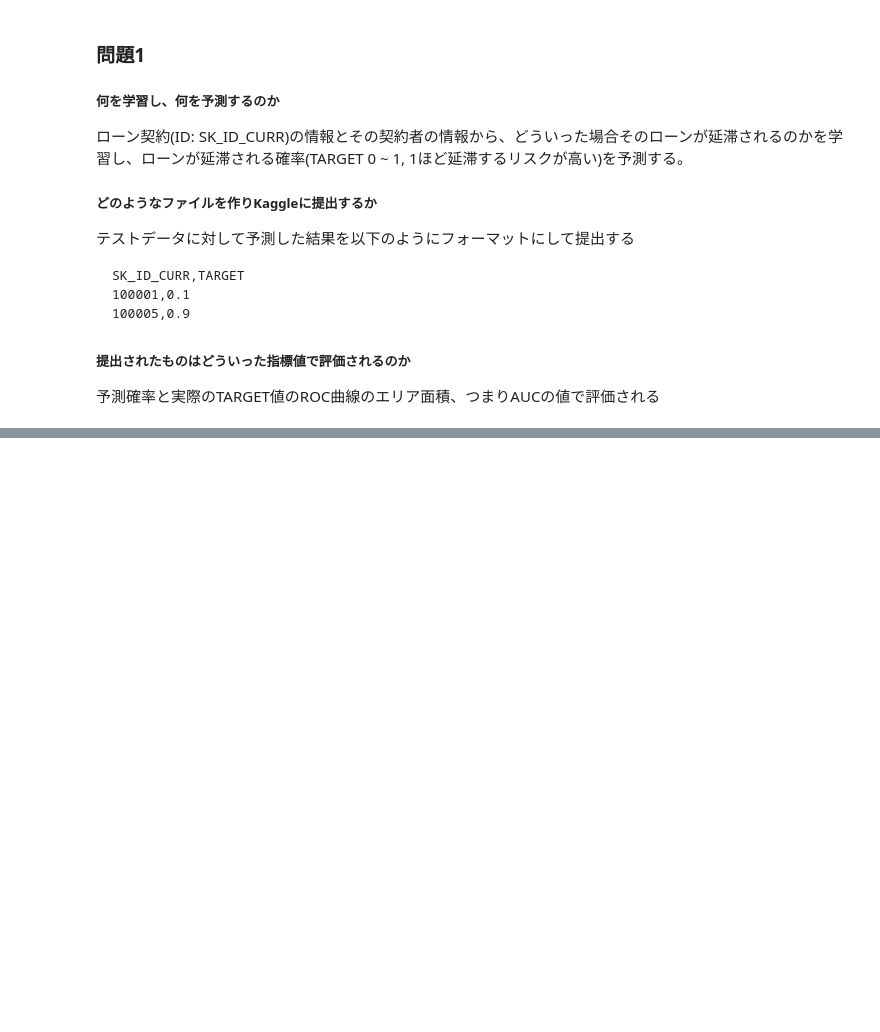
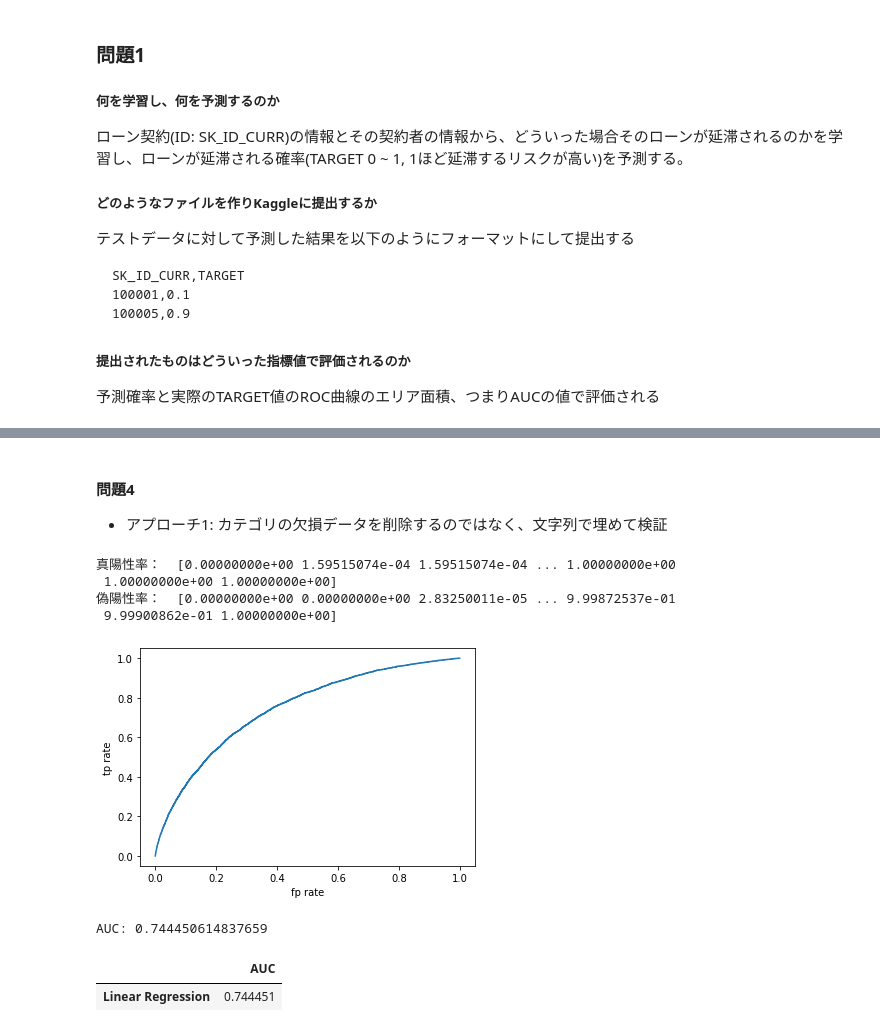
Before and after one commit to yutoJ/ml-learning, a Jupyter notebook: credit_risk_prediction.ipynb, the cells around one changed output, grey strips where cells are left out. Cells and saved outputs as stored; diff of their text form; code cells hidden in the pictures; blank space fills up the shorter version.

```diff
--- a/credit_risk_prediction.ipynb
+++ b/credit_risk_prediction.ipynb
@@ -30,0 +183,19 @@ SK_ID_CURR,TARGET
+# %%
+# application testに対する前処理
+X_t = df_test.drop(["SK_ID_CURR"], axis=1)
+X_t_only_num =  X_t.select_dtypes(exclude=object)
+# trainデータで利用した平均値でnullデータを置換
+X_t[X_t_only_num.columns] = X_t_only_num.fillna(X_means_only_num)
+# トレーニングデータで削除した欠損値を含むカラムを削除
+X_t = X_t.drop(["NAME_TYPE_SUITE", "OCCUPATION_TYPE", "FONDKAPREMONT_MODE",  "HOUSETYPE_MODE", "WALLSMATERIAL_MODE", "EMERGENCYSTATE_MODE"], axis=1)
+# トレーニングデータで使用したOHEでOHE
+X_t_ohe = X_t.copy()
+X_t_ohe = ohe.transform(X_t_ohe)
+# トレーニングデータで使用したscで標準化
+X_t_ohe = sc.transform(X_t_ohe)
+# %%
+# 問題3
+pred_application_test = learned_model.predict(X_t_ohe).flatten()
+# 0以下の予測値は0で置換
+pred_application_test = np.where(pred_application_test < 0, 0, pred_application_test)
+df_pred_application_test = pd.DataFrame({'SK_ID_CURR': df_test["SK_ID_CURR"], 'TARGET': pred_application_test})
@@ -30,0 +224,11 @@ SK_ID_CURR,TARGET
+# %% [markdown]
+#### 問題4
+- アプローチ1: カテゴリの欠損データを削除するのではなく、文字列で埋めて検証
+# %%
+# 初期化する関数
+def init():
+    df = pd.read_csv("data/credit/application_train.csv")
+    df_test = pd.read_csv("data/credit/application_test.csv")
+    X = df.drop(["SK_ID_CURR", "TARGET"], axis=1)
+    y = df.loc[: ,["TARGET"]]
+    return X, y
@@ -30,0 +333,16 @@ SK_ID_CURR,TARGET
+# %%
+# アプローチ1検証
+X, y = init()
+runnder = MLRunner01()
+X_train, X_test, y_train, y_test = runnder.preprocess_train_and_split_train_test(X, y)
+ohe_standard_result = runnder.train_and_evaluate_model(X_train, X_test, y_train, y_test, LinearRegression(), "Linear Regression")
+ohe_standard_result
+# %% [output]
+真陽性率：  [0.00000000e+00 1.59515074e-04 1.59515074e-04 ... 1.00000000e+00
+ 1.00000000e+00 1.00000000e+00]
+偽陽性率：  [0.00000000e+00 0.00000000e+00 2.83250011e-05 ... 9.99872537e-01
+ 9.99900862e-01 1.00000000e+00]
+[figure, added]
+AUC: 0.744450614837659
+|  | AUC |
+| Linear Regression | 0.744451 |
```
Also changed, not shown: parts of 44 cells of this notebook, 2 other files.
